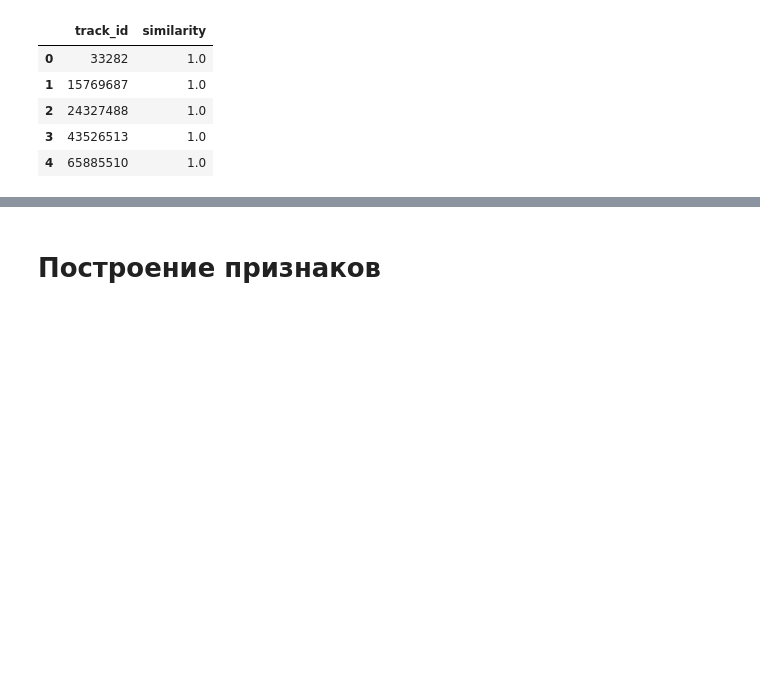
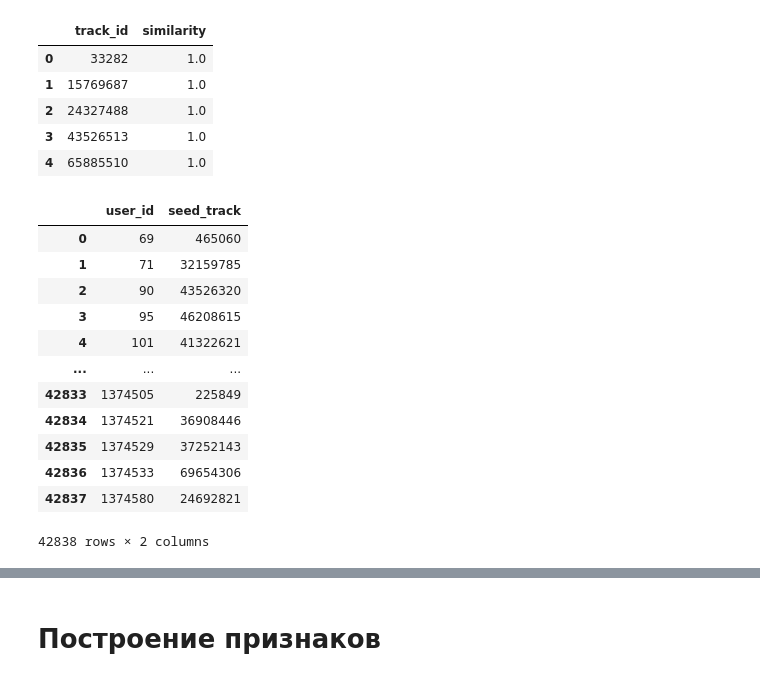
Before and after one commit to alex-feygin/mle-recsys-project, a Jupyter notebook: recommendations_filled.ipynb, the cells around one changed output, grey strips where cells are left out. Drawn from its saved outputs; the diff is of its cells as text; code cells hidden in the pictures; blank space fills up the shorter version.

```diff
--- a/recommendations_filled.ipynb
+++ b/recommendations_filled.ipynb
@@ -1079,3 +912,19 @@ Similar tracks for track_id=147:
 | 2 | 24327488 | 1.0 |
 | 3 | 43526513 | 1.0 |
 | 4 | 65885510 | 1.0 |
+# %%
+train_valid.groupby("user_id").last().reset_index().rename(columns={"track_id": "seed_track"})
+# %% [output]
+|  | user_id | seed_track |
+| 0 | 69 | 465060 |
+| 1 | 71 | 32159785 |
+| 2 | 90 | 43526320 |
+| 3 | 95 | 46208615 |
+| 4 | 101 | 41322621 |
+| ... | ... | ... |
+| 42833 | 1374505 | 225849 |
+| 42834 | 1374521 | 36908446 |
+| 42835 | 1374529 | 37252143 |
+| 42836 | 1374533 | 69654306 |
+| 42837 | 1374580 | 24692821 |
+42838 rows × 2 columns
```
Also changed, not shown: parts of 25 cells of this notebook.
